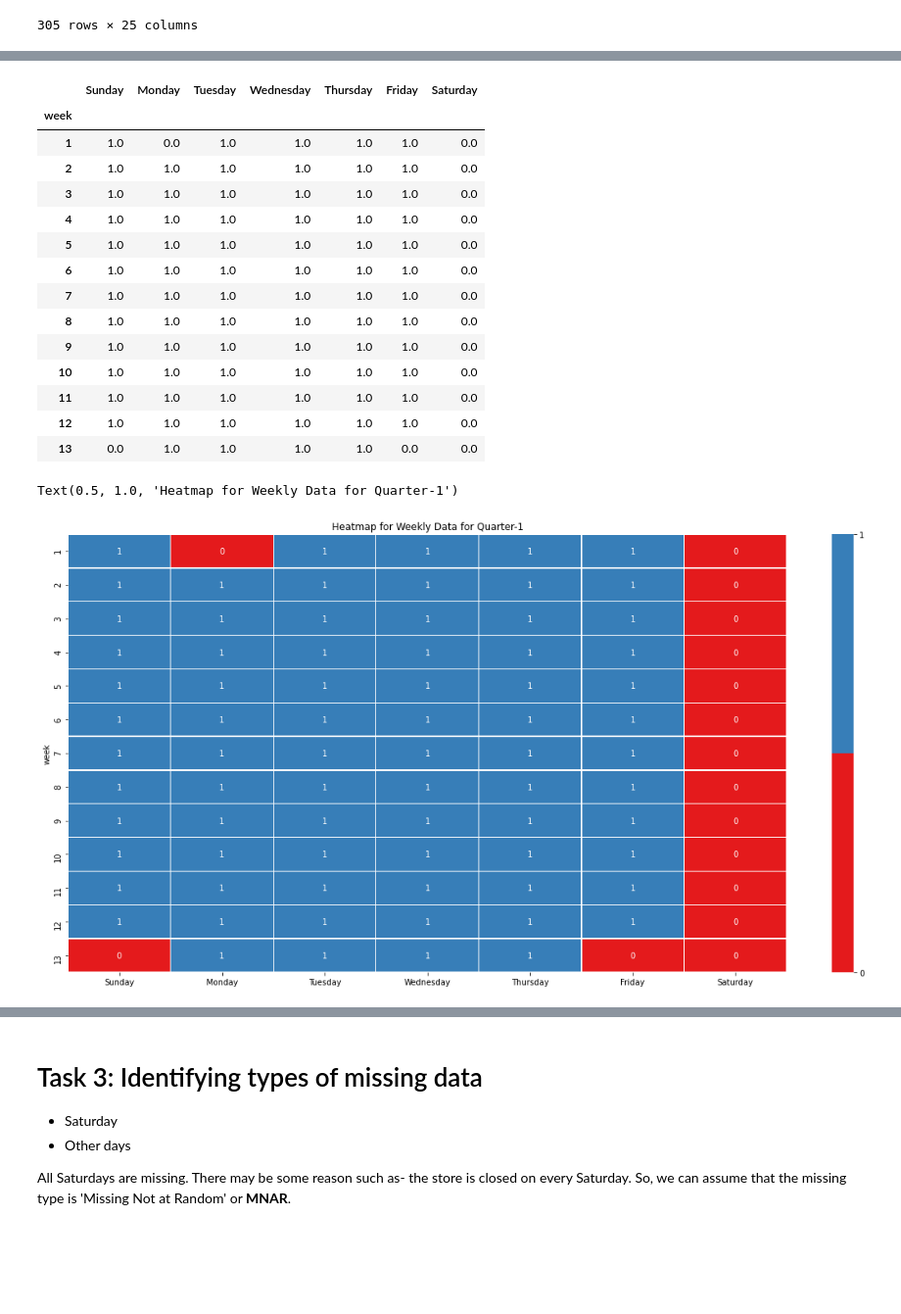
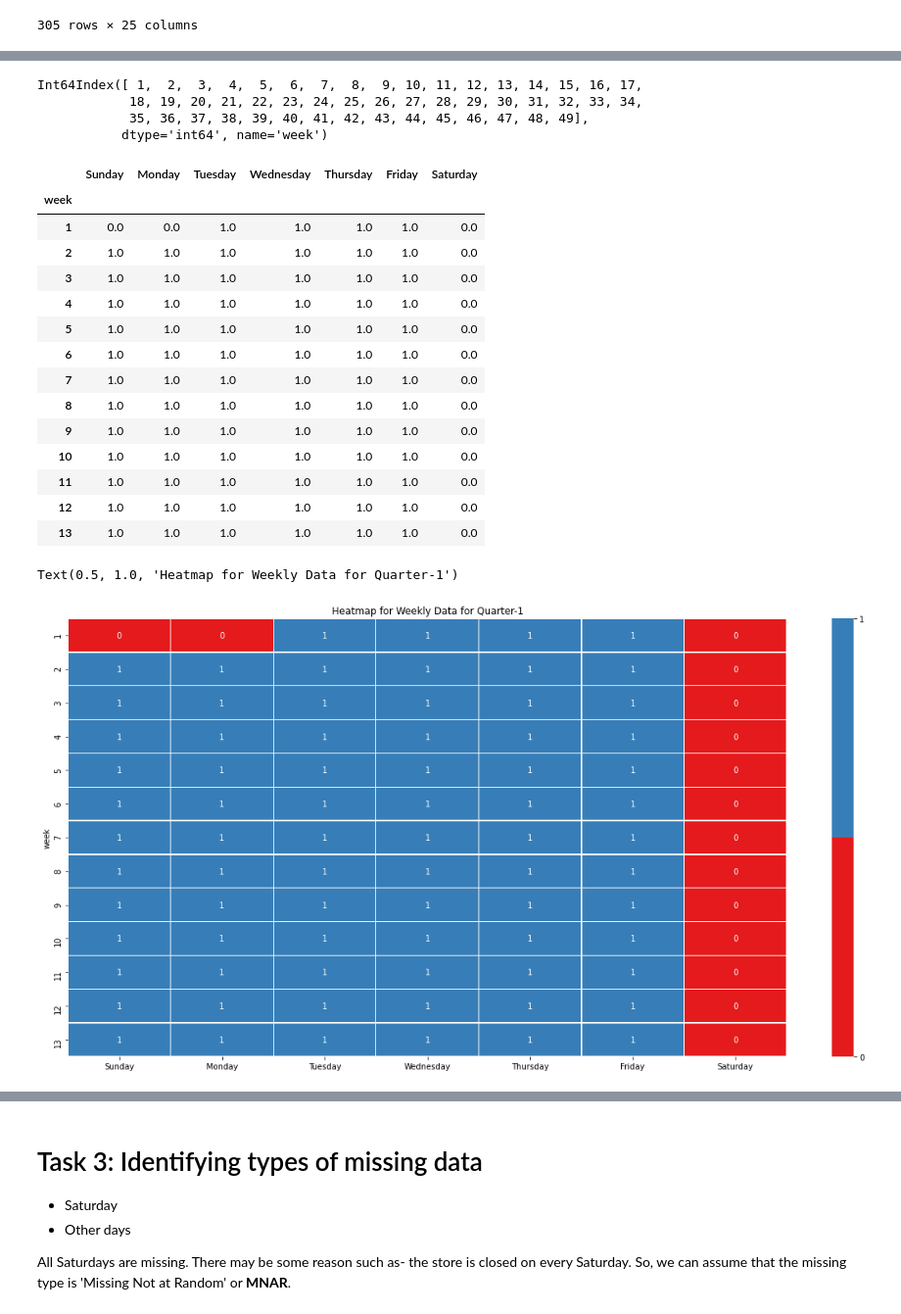
Before and after one commit to rajivsam/cmi_count_data_modeling, a Jupyter notebook: notebooks/week_3_tasks.ipynb, the cells around one changed output, grey strips where cells are left out. Shown at 98% size. Drawn from its saved outputs; the diff is of its cells as text; code cells hidden in the pictures; blank space fills up the shorter version.

```diff
--- a/notebooks/week_3_tasks.ipynb
+++ b/notebooks/week_3_tasks.ipynb
@@ -126,18 +35,0 @@ weekly_missing_days=weekNumber
-# %%
-weekly_missing_days[0]
-# %% [output]
-|  | Sunday | Monday | Tuesday | Wednesday | Thursday | Friday | Saturday |
-| week |  |  |  |  |  |  |  |
-| 1 | 1.0 | 0.0 | 1.0 | 1.0 | 1.0 | 1.0 | 0.0 |
-| 2 | 1.0 | 1.0 | 1.0 | 1.0 | 1.0 | 1.0 | 0.0 |
-| 3 | 1.0 | 1.0 | 1.0 | 1.0 | 1.0 | 1.0 | 0.0 |
-| 4 | 1.0 | 1.0 | 1.0 | 1.0 | 1.0 | 1.0 | 0.0 |
-| 5 | 1.0 | 1.0 | 1.0 | 1.0 | 1.0 | 1.0 | 0.0 |
-| 6 | 1.0 | 1.0 | 1.0 | 1.0 | 1.0 | 1.0 | 0.0 |
-| 7 | 1.0 | 1.0 | 1.0 | 1.0 | 1.0 | 1.0 | 0.0 |
-| 8 | 1.0 | 1.0 | 1.0 | 1.0 | 1.0 | 1.0 | 0.0 |
-| 9 | 1.0 | 1.0 | 1.0 | 1.0 | 1.0 | 1.0 | 0.0 |
-| 10 | 1.0 | 1.0 | 1.0 | 1.0 | 1.0 | 1.0 | 0.0 |
-| 11 | 1.0 | 1.0 | 1.0 | 1.0 | 1.0 | 1.0 | 0.0 |
-| 12 | 1.0 | 1.0 | 1.0 | 1.0 | 1.0 | 1.0 | 0.0 |
-| 13 | 0.0 | 1.0 | 1.0 | 1.0 | 1.0 | 0.0 | 0.0 |
@@ -143,0 +46,7 @@ weekly_missing_days[0]
+# %%
+all_weekNumber.index
+# %% [output]
+Int64Index([ 1,  2,  3,  4,  5,  6,  7,  8,  9, 10, 11, 12, 13, 14, 15, 16, 17,
+            18, 19, 20, 21, 22, 23, 24, 25, 26, 27, 28, 29, 30, 31, 32, 33, 34,
+            35, 36, 37, 38, 39, 40, 41, 42, 43, 44, 45, 46, 47, 48, 49],
+           dtype='int64', name='week')
@@ -144,3 +58,21 @@ weekly_missing_days[0]
+# %%
+Q1_weeks
+# %% [output]
+|  | Sunday | Monday | Tuesday | Wednesday | Thursday | Friday | Saturday |
+| week |  |  |  |  |  |  |  |
+| 1 | 0.0 | 0.0 | 1.0 | 1.0 | 1.0 | 1.0 | 0.0 |
+| 2 | 1.0 | 1.0 | 1.0 | 1.0 | 1.0 | 1.0 | 0.0 |
+| 3 | 1.0 | 1.0 | 1.0 | 1.0 | 1.0 | 1.0 | 0.0 |
+| 4 | 1.0 | 1.0 | 1.0 | 1.0 | 1.0 | 1.0 | 0.0 |
+| 5 | 1.0 | 1.0 | 1.0 | 1.0 | 1.0 | 1.0 | 0.0 |
+| 6 | 1.0 | 1.0 | 1.0 | 1.0 | 1.0 | 1.0 | 0.0 |
+| 7 | 1.0 | 1.0 | 1.0 | 1.0 | 1.0 | 1.0 | 0.0 |
+| 8 | 1.0 | 1.0 | 1.0 | 1.0 | 1.0 | 1.0 | 0.0 |
+| 9 | 1.0 | 1.0 | 1.0 | 1.0 | 1.0 | 1.0 | 0.0 |
+| 10 | 1.0 | 1.0 | 1.0 | 1.0 | 1.0 | 1.0 | 0.0 |
+| 11 | 1.0 | 1.0 | 1.0 | 1.0 | 1.0 | 1.0 | 0.0 |
+| 12 | 1.0 | 1.0 | 1.0 | 1.0 | 1.0 | 1.0 | 0.0 |
+| 13 | 1.0 | 1.0 | 1.0 | 1.0 | 1.0 | 1.0 | 0.0 |
 # %%
 #weekNumber.to_csv('weekly_missing_days.csv',index=False)
 # %%
@@ -151,10 +83,10 @@ import seaborn as sns
 %matplotlib inline
 # %%
 plt.figure(figsize=(20,10))
-sns.heatmap(weekly_missing_days[0],annot=True,linewidths=.3,cmap = sns.mpl_palette('Set1', 2),cbar_kws={'ticks':[0,1]})
+sns.heatmap(Q1_weeks,annot=True,linewidths=.3,cmap = sns.mpl_palette('Set1', 2),cbar_kws={'ticks':[0,1]})
 plt.title('Heatmap for Weekly Data for Quarter-1')
 # %% [output]
 Text(0.5, 1.0, 'Heatmap for Weekly Data for Quarter-1')
-[figure, old version]
+[figure, new version]
 # %%
 plt.figure(figsize=(20,10))
```
Also changed, not shown: parts of 21 cells of this notebook.
